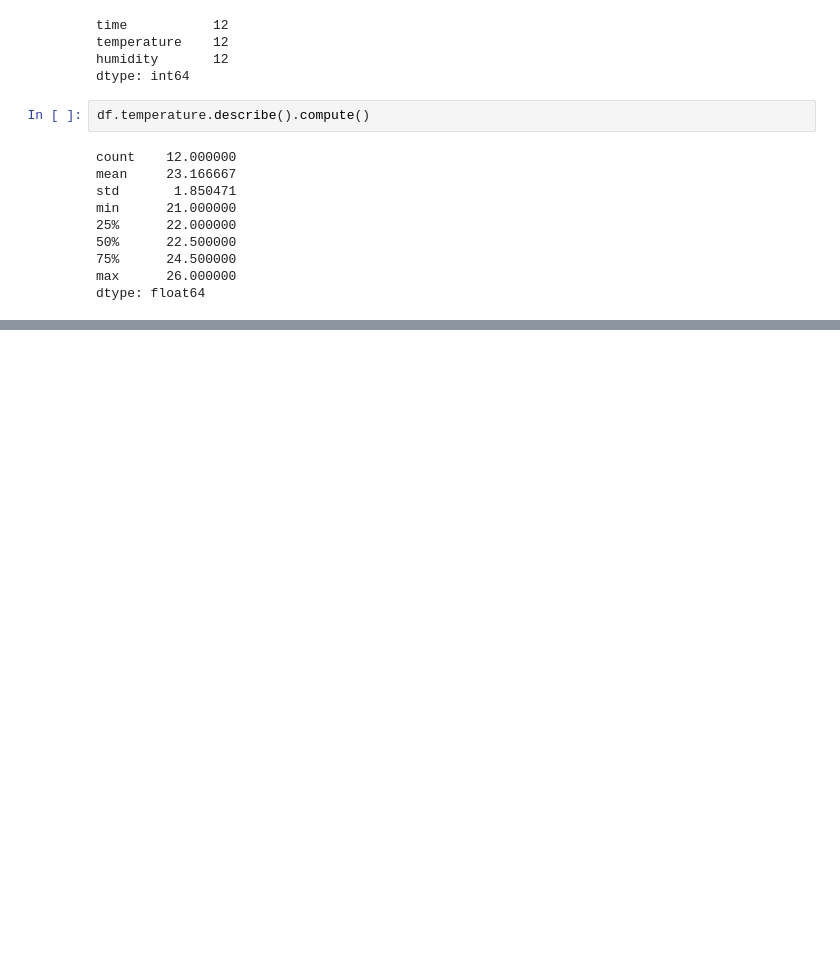
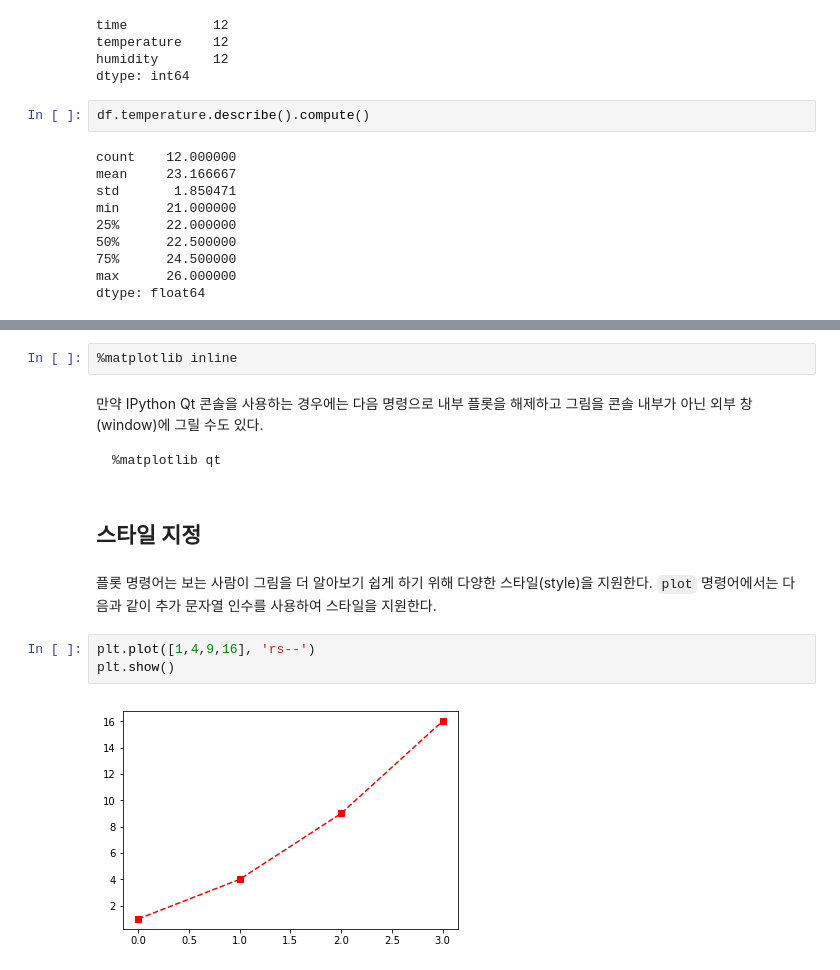
Before and after one commit to cyaai/FC_DSS_5th, a Jupyter notebook: class/Day_09_05.29.2017.ipynb, the cells around one changed output, grey strips where cells are left out. Cells and saved outputs as stored; diff of their text form; blank space fills up the shorter version.

Commit message:
Day 09: Lecture Note: Completed
matplotlib

````diff
--- a/class/Day_09_05.29.2017.ipynb
+++ b/class/Day_09_05.29.2017.ipynb
@@ -828,0 +980,17 @@ dtype: float64
+# %%
+%matplotlib inline
+# %% [markdown]
+만약 IPython Qt 콘솔을 사용하는 경우에는 다음 명령으로 내부 플롯을 해제하고 그림을 콘솔 내부가 아닌 외부 창(window)에 그릴 수도 있다.
+
+```
+%matplotlib qt
+```
+# %% [markdown]
+## 스타일 지정
+# %% [markdown]
+플롯 명령어는 보는 사람이 그림을 더 알아보기 쉽게 하기 위해 다양한 스타일(style)을 지원한다. `plot` 명령어에서는 다음과 같이 추가 문자열 인수를 사용하여 스타일을 지원한다.
+# %%
+plt.plot([1,4,9,16], 'rs--')
+plt.show()
+# %% [output]
+[figure, added]
````
Also changed, not shown: parts of 77 cells of this notebook.
